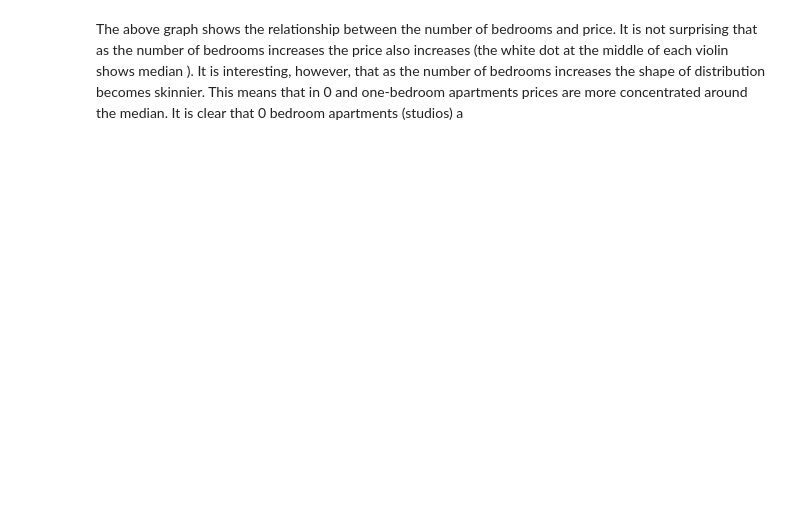
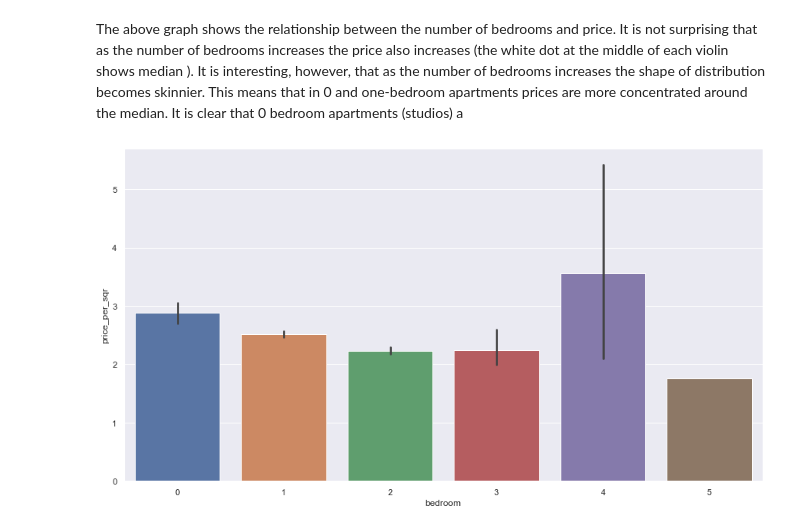
Before and after one commit to mehmoh/Canada-rental, a Jupyter notebook: Data visualization 1.ipynb, the cells around one changed output. Cells and saved outputs as stored; diff of their text form; code cells hidden in the pictures; blank space fills up the shorter version.

```diff
--- a/Data visualization 1.ipynb
+++ b/Data visualization 1.ipynb
@@ -183,3 +183,17 @@ Text(17.200000000000003, 0.5, 'Rent per month')
 # %% [markdown]
 The above graph shows the relationship between the number of bedrooms and price. It is not surprising that as the number of bedrooms increases the price also increases (the white dot at the middle of each violin shows median ). It is interesting, however, that as the number of bedrooms increases the shape of distribution becomes skinnier. This means that in 0 and one-bedroom apartments prices are more concentrated around the median.
  It is clear that 0 bedroom apartments (studios) a
+# %%
+from numpy import mean
+df1=df
+df1['price_per_sqr']=df1['price']/df1['size_sqf']
+
+df2=df1[['province','price_per_sqr']]
+df2 = df2.groupby('province')['price_per_sqr'].mean()
+df2 = pd.DataFrame({'Mean_price_per_sqr':df2})
+df2 = df2.reset_index()
+
+
+ax = sns.barplot(x="bedroom", y="price_per_sqr", data=df1,estimator=mean)
+# %% [output]
+[figure, added]
```
Also changed, not shown: parts of 19 cells of this notebook, 3 other files.
